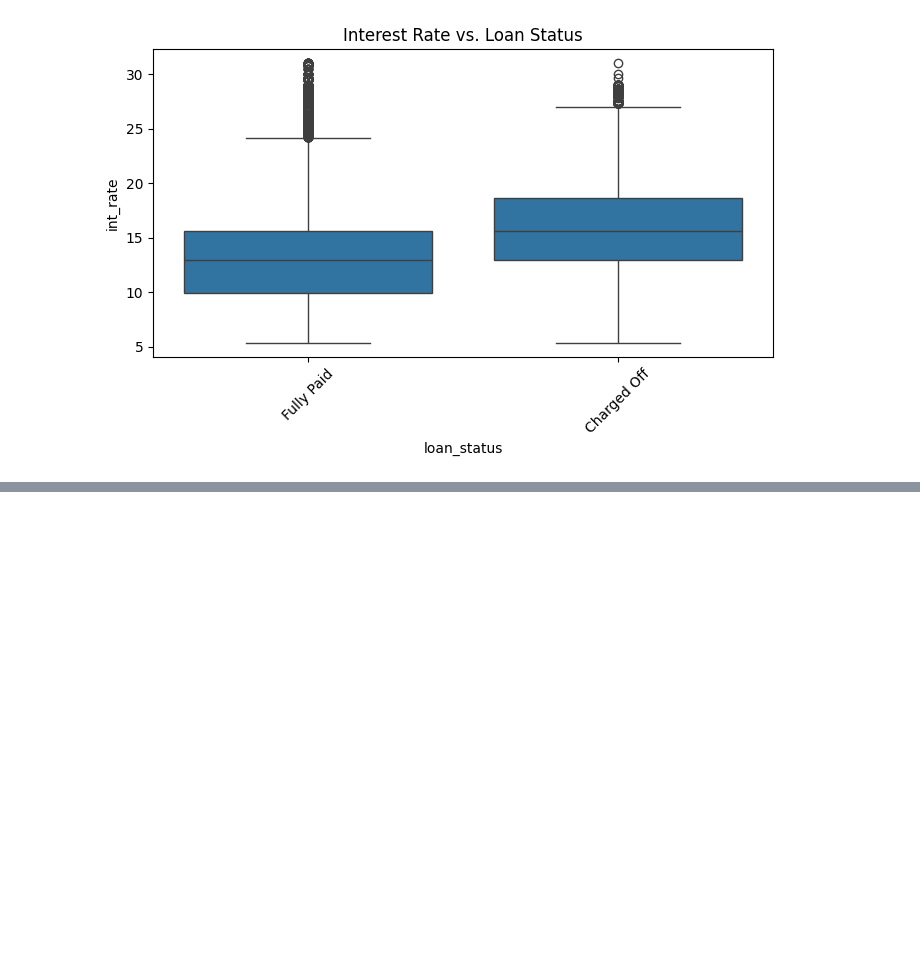
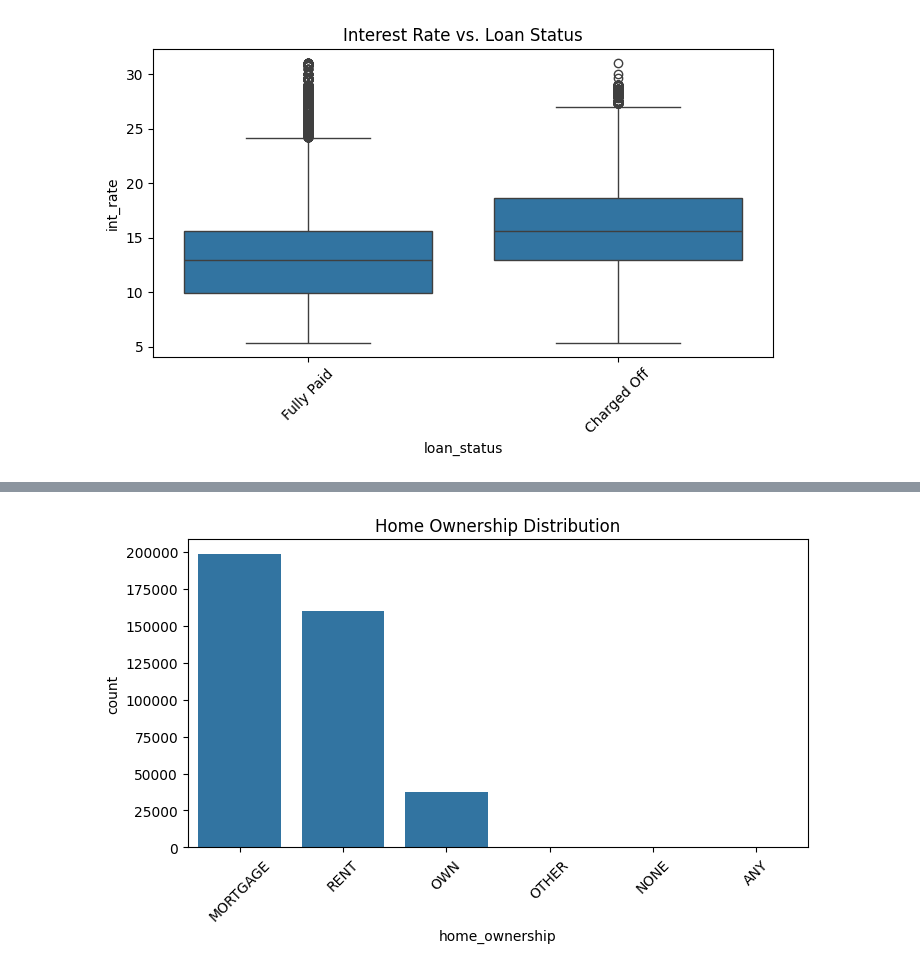
Before and after one commit to GoudyMT/Lending-Data-View, a Jupyter notebook: analysis.ipynb, the cells around one changed output, grey strips where cells are left out. Cells and saved outputs as stored; diff of their text form; code cells hidden in the pictures; blank space fills up the shorter version.

```diff
--- a/analysis.ipynb
+++ b/analysis.ipynb
@@ -204,0 +278,10 @@ plt.show()
+# %%
+# --- Categorical Feature Analysis ---
+# Count plot for home_ownership
+plt.figure(figsize=(8, 4))
+sns.countplot(x='home_ownership', data=df, order=df['home_ownership'].value_counts().index)
+plt.title('Home Ownership Distribution')
+plt.xticks(rotation=45)
+plt.show()
+# %% [output]
+[figure, added]
```
Also changed, not shown: parts of 15 cells of this notebook.
